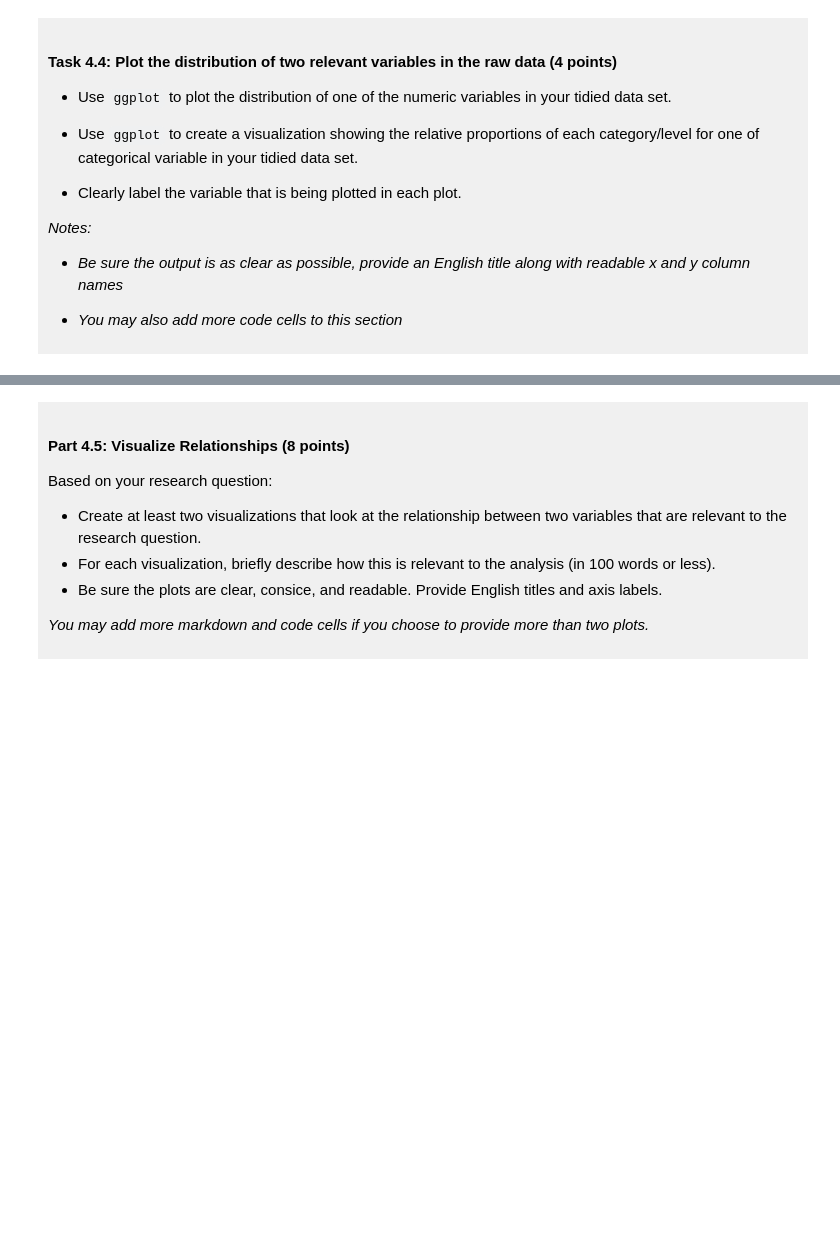
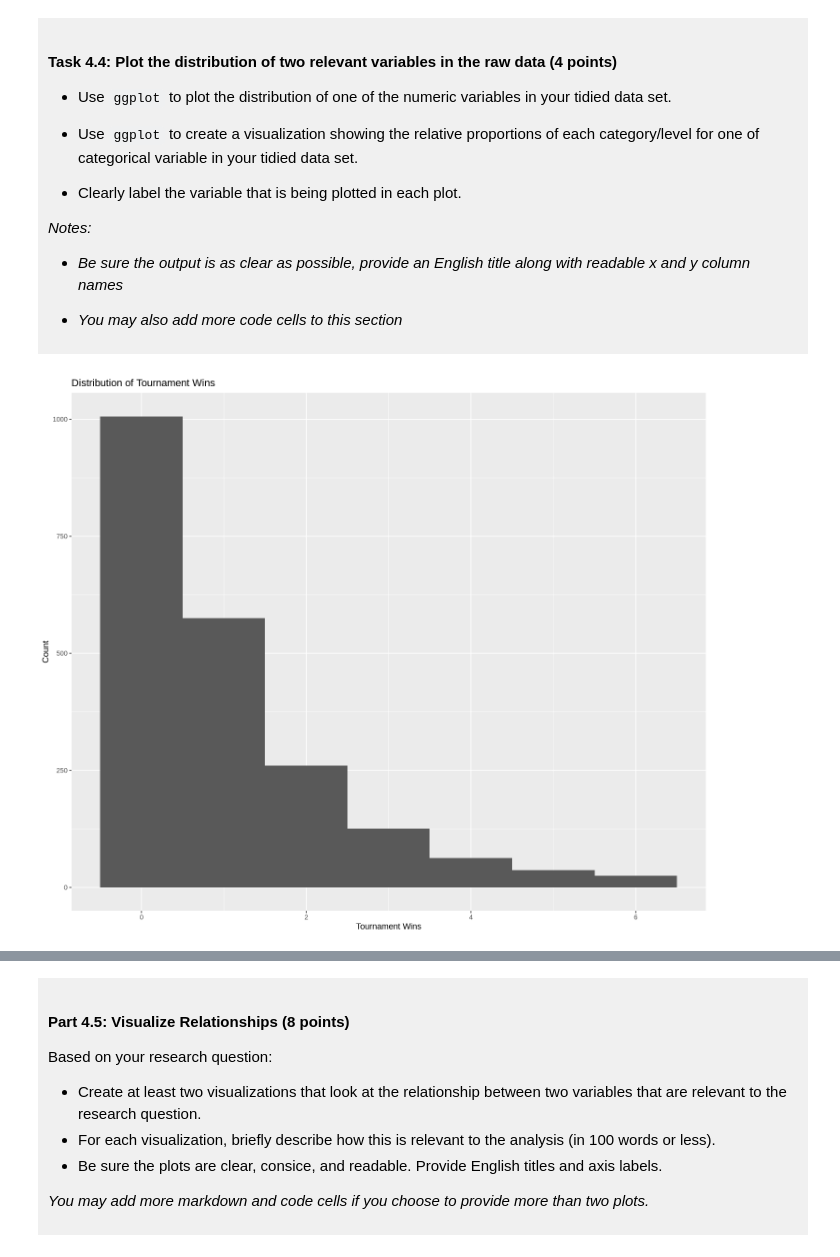
Before and after one commit to vista-m/dsci-100-project-vista-mansouri, a Jupyter notebook: dsci-100-project-notebook.ipynb, the cells around one changed output, grey strips where cells are left out. Drawn from its saved outputs; the diff is of its cells as text; code cells hidden in the pictures; blank space fills up the shorter version.

Commit message:
added visualizations and analysis plan

```diff
--- a/dsci-100-project-notebook.ipynb
+++ b/dsci-100-project-notebook.ipynb
@@ -303,5 +332,12 @@ You will refine your research question (if needed) and produce a tidy data set.
 
 </div>
 # %%
-### EDIT THIS CODE CELL FOR PLOT 1 ###
+tourney_wins_plot <- womens_basketball_tidy |>
+    ggplot(aes (x = tourney_wins)) + #setting the x axis to be the numeric variable that I want to plot the distribution of
+    geom_histogram(binwidth = 1) + #using geom_histogram to make a histogram and making the binwidth 1 to make the visualization clearer, as having the bins touching side by side makes it easier to understand the distribution
+    labs (x = "Tournament Wins", y = "Count" ) + #giving the axes names
+    ggtitle("Distribution of Tournament Wins") #giving the graph a title
+ tourney_wins_plot
+# %% [output]
+[figure, added]
 # %%
```
Also changed, not shown: parts of 10 cells of this notebook.
